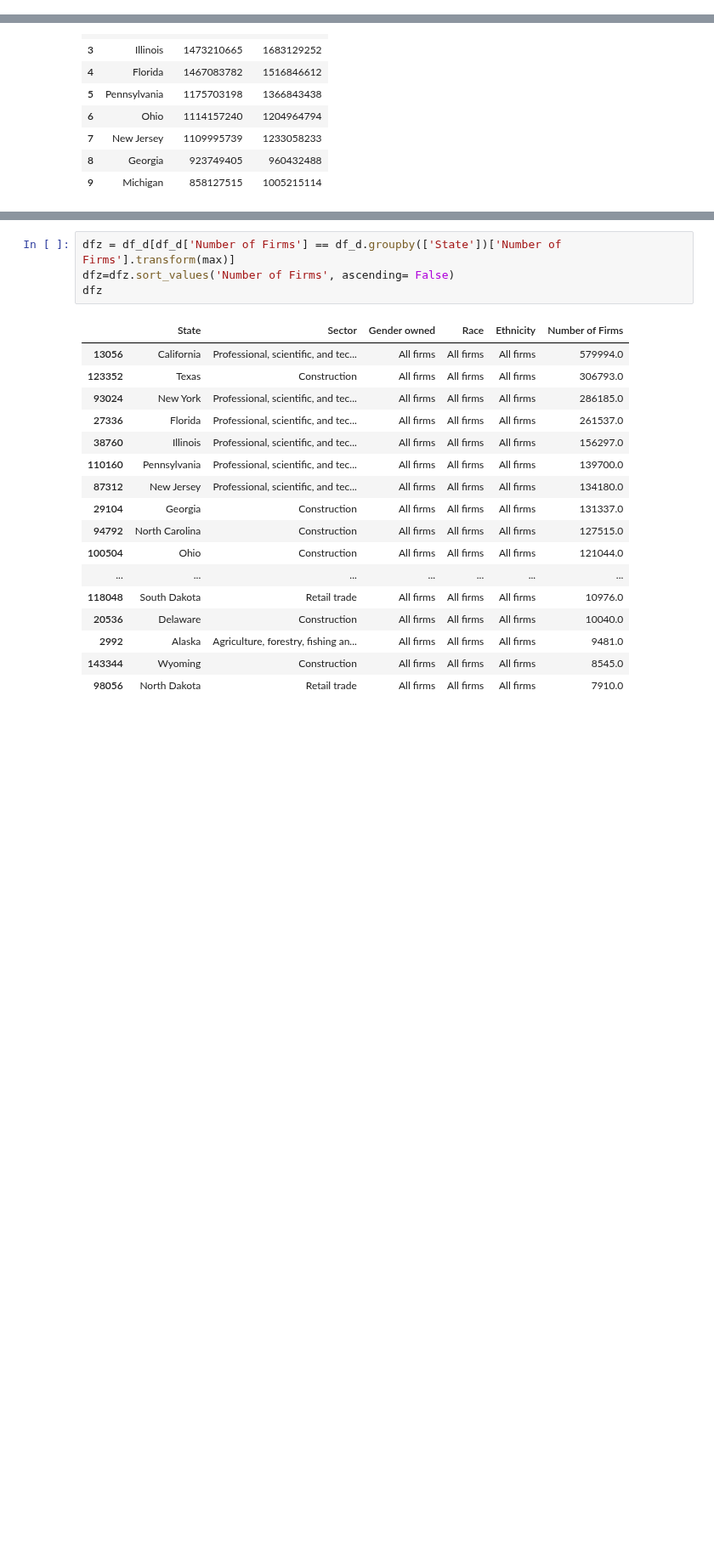
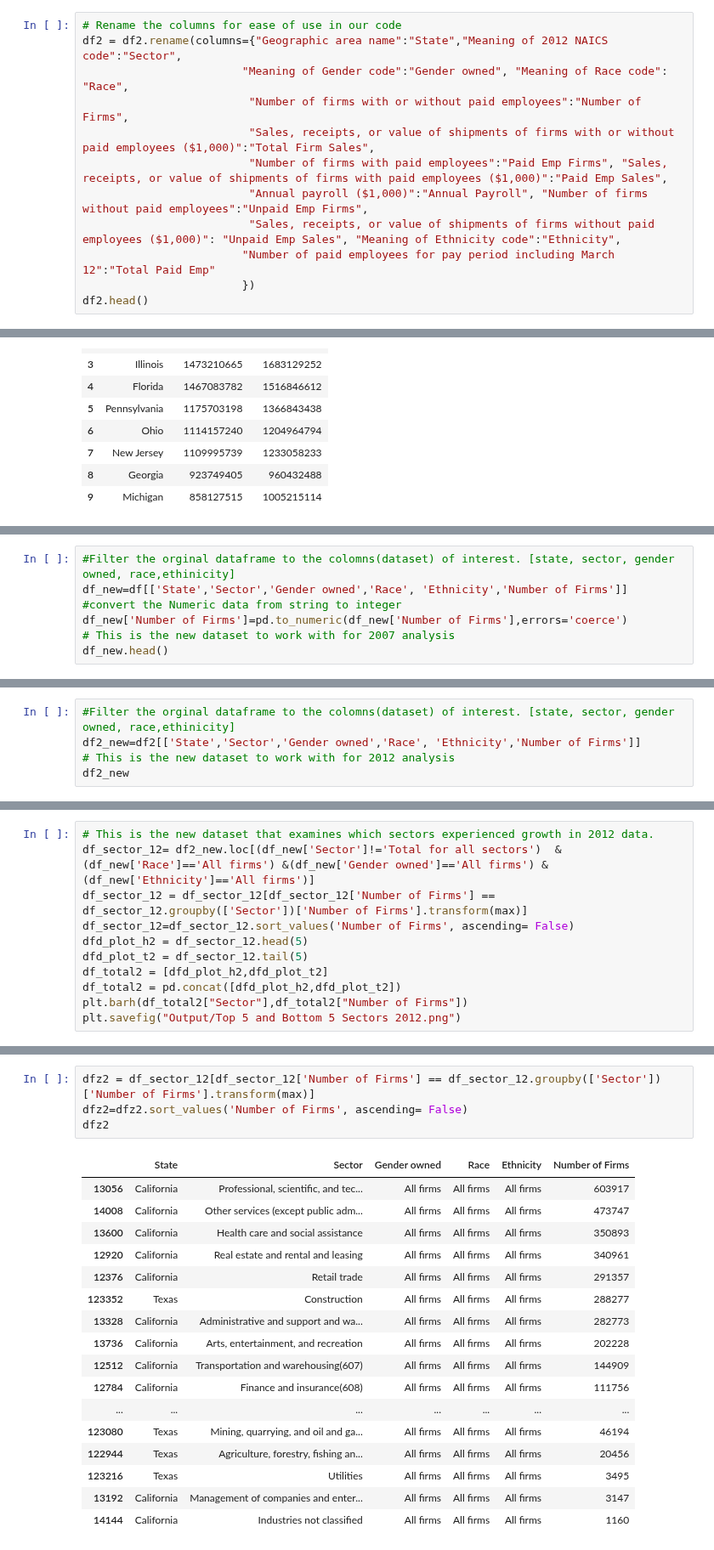
Before and after one commit to tafolabi/Project_Alpha, a Jupyter notebook: Project_Alpha2.ipynb, the cells around one changed output, grey strips where cells are left out. Shown at 85% size. Saved outputs shown, nothing was run; the diff lists cells and outputs as text; blank space fills up the shorter version.

```diff
--- a/Project_Alpha2.ipynb
+++ b/Project_Alpha2.ipynb
@@ -43,3 +36,15 @@ df.head()
 | 2 | 0400000US01 | 1 | Alabama | 00 | Total for all sectors | 1 | All firms | ... |
 | 3 | 0400000US01 | 1 | Alabama | 00 | Total for all sectors | 1 | All firms | ... |
 | 4 | 0400000US01 | 1 | Alabama | 00 | Total for all sectors | 1 | All firms | ... |
+# %%
+# Rename the columns for ease of use in our code
+df2 = df2.rename(columns={"Geographic area name":"State","Meaning of 2012 NAICS code":"Sector",
+                        "Meaning of Gender code":"Gender owned", "Meaning of Race code": "Race",
+                         "Number of firms with or without paid employees":"Number of Firms",
+                         "Sales, receipts, or value of shipments of firms with or without paid employees ($1,000)":"Total Firm Sales",
+                         "Number of firms with paid employees":"Paid Emp Firms", "Sales, receipts, or value of shipments of firms with paid employees ($1,000)":"Paid Emp Sales",
+                         "Annual payroll ($1,000)":"Annual Payroll", "Number of firms without paid employees":"Unpaid Emp Firms",
+                         "Sales, receipts, or value of shipments of firms without paid employees ($1,000)": "Unpaid Emp Sales", "Meaning of Ethnicity code":"Ethnicity",
+                        "Number of paid employees for pay period including March 12":"Total Paid Emp"
+                        })
+df2.head()
@@ -425,0 +435,7 @@ pandas.core.frame.DataFrame
+# %%
+#Filter the orginal dataframe to the colomns(dataset) of interest. [state, sector, gender owned, race,ethinicity]
+df_new=df[['State','Sector','Gender owned','Race', 'Ethnicity','Number of Firms']]
+#convert the Numeric data from string to integer
+df_new['Number of Firms']=pd.to_numeric(df_new['Number of Firms'],errors='coerce')
+# This is the new dataset to work with for 2007 analysis
+df_new.head()
@@ -425,0 +449,5 @@ pandas.core.frame.DataFrame
+# %%
+#Filter the orginal dataframe to the colomns(dataset) of interest. [state, sector, gender owned, race,ethinicity]
+df2_new=df2[['State','Sector','Gender owned','Race', 'Ethnicity','Number of Firms']]
+# This is the new dataset to work with for 2012 analysis
+df2_new
@@ -488,0 +533,11 @@ Name: Construction, dtype: float64
+# %%
+# This is the new dataset that examines which sectors experienced growth in 2012 data.
+df_sector_12= df2_new.loc[(df_new['Sector']!='Total for all sectors')  &  (df_new['Race']=='All firms') &(df_new['Gender owned']=='All firms') & (df_new['Ethnicity']=='All firms')]
+df_sector_12 = df_sector_12[df_sector_12['Number of Firms'] == df_sector_12.groupby(['Sector'])['Number of Firms'].transform(max)]
+df_sector_12=df_sector_12.sort_values('Number of Firms', ascending= False)
+dfd_plot_h2 = df_sector_12.head(5)
+dfd_plot_t2 = df_sector_12.tail(5)
+df_total2 = [dfd_plot_h2,dfd_plot_t2]
+df_total2 = pd.concat([dfd_plot_h2,dfd_plot_t2])
+plt.barh(df_total2["Sector"],df_total2["Number of Firms"])
+plt.savefig("Output/Top 5 and Bottom 5 Sectors 2012.png")
@@ -511,22 +615,22 @@ dfw
 # %%
-dfz = df_d[df_d['Number of Firms'] == df_d.groupby(['State'])['Number of Firms'].transform(max)]
-dfz=dfz.sort_values('Number of Firms', ascending= False)
-dfz
+dfz2 = df_sector_12[df_sector_12['Number of Firms'] == df_sector_12.groupby(['Sector'])['Number of Firms'].transform(max)]
+dfz2=dfz2.sort_values('Number of Firms', ascending= False)
+dfz2
 # %% [output]
 |  | State | Sector | Gender owned | Race | Ethnicity | Number of Firms |
-| 13056 | California | Professional, scientific, and tec... | All firms | All firms | All firms | 579994.0 |
-| 123352 | Texas | Construction | All firms | All firms | All firms | 306793.0 |
-| 93024 | New York | Professional, scientific, and tec... | All firms | All firms | All firms | 286185.0 |
-| 27336 | Florida | Professional, scientific, and tec... | All firms | All firms | All firms | 261537.0 |
-| 38760 | Illinois | Professional, scientific, and tec... | All firms | All firms | All firms | 156297.0 |
-| 110160 | Pennsylvania | Professional, scientific, and tec... | All firms | All firms | All firms | 139700.0 |
-| 87312 | New Jersey | Professional, scientific, and tec... | All firms | All firms | All firms | 134180.0 |
-| 29104 | Georgia | Construction | All firms | All firms | All firms | 131337.0 |
-| 94792 | North Carolina | Construction | All firms | All firms | All firms | 127515.0 |
-| 100504 | Ohio | Construction | All firms | All firms | All firms | 121044.0 |
+| 13056 | California | Professional, scientific, and tec... | All firms | All firms | All firms | 603917 |
+| 14008 | California | Other services (except public adm... | All firms | All firms | All firms | 473747 |
+| 13600 | California | Health care and social assistance | All firms | All firms | All firms | 350893 |
+| 12920 | California | Real estate and rental and leasing | All firms | All firms | All firms | 340961 |
+| 12376 | California | Retail trade | All firms | All firms | All firms | 291357 |
+| 123352 | Texas | Construction | All firms | All firms | All firms | 288277 |
+| 13328 | California | Administrative and support and wa... | All firms | All firms | All firms | 282773 |
+| 13736 | California | Arts, entertainment, and recreation | All firms | All firms | All firms | 202228 |
+| 12512 | California | Transportation and warehousing(607) | All firms | All firms | All firms | 144909 |
+| 12784 | California | Finance and insurance(608) | All firms | All firms | All firms | 111756 |
 | ... | ... | ... | ... | ... | ... | ... |
-| 118048 | South Dakota | Retail trade | All firms | All firms | All firms | 10976.0 |
-| 20536 | Delaware | Construction | All firms | All firms | All firms | 10040.0 |
-| 2992 | Alaska | Agriculture, forestry, fishing an... | All firms | All firms | All firms | 9481.0 |
-| 143344 | Wyoming | Construction | All firms | All firms | All firms | 8545.0 |
-| 98056 | North Dakota | Retail trade | All firms | All firms | All firms | 7910.0 |
+| 123080 | Texas | Mining, quarrying, and oil and ga... | All firms | All firms | All firms | 46194 |
+| 122944 | Texas | Agriculture, forestry, fishing an... | All firms | All firms | All firms | 20456 |
+| 123216 | Texas | Utilities | All firms | All firms | All firms | 3495 |
+| 13192 | California | Management of companies and enter... | All firms | All firms | All firms | 3147 |
+| 14144 | California | Industries not classified | All firms | All firms | All firms | 1160 |
```
Also changed, not shown: parts of 38 cells of this notebook, 11 other files.
